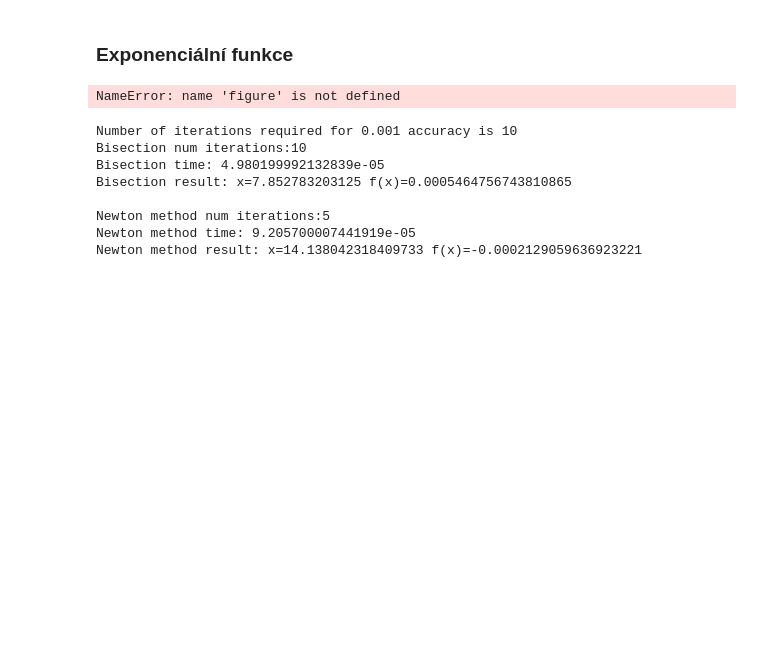
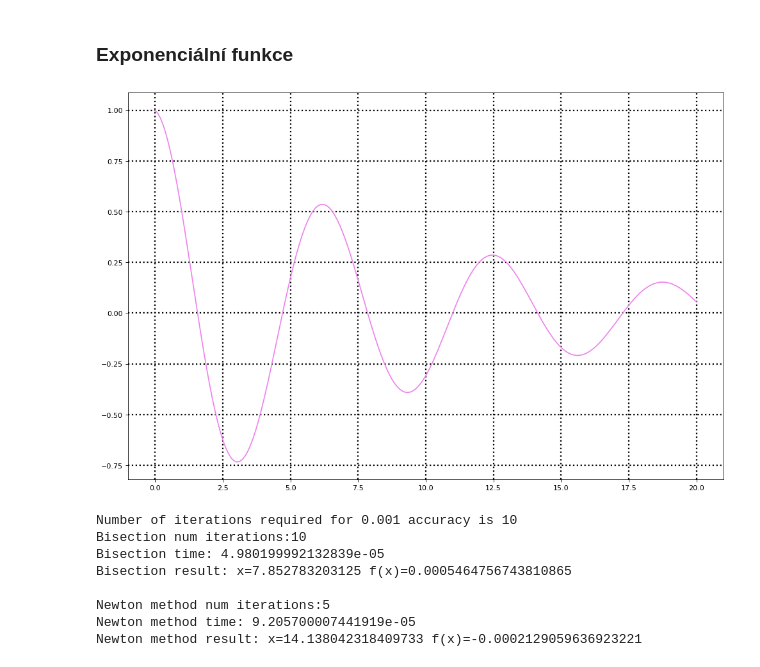
Before and after one commit to rencovav/Matematicky_software, a Jupyter notebook: Kořeny.ipynb, the cells around one changed output. Saved outputs shown, nothing was run; the diff lists cells and outputs as text; code cells hidden in the pictures; blank space fills up the shorter version.

```diff
--- a/Kořeny.ipynb
+++ b/Kořeny.ipynb
@@ -137,20 +135,20 @@ Newtonova metoda - výsledek: x=-1.4142279881313702 f(x)=8.160649304311818e-05
 # %%
 x = sym.Symbol('x')
 f = sym.exp(-0.1*x)*sym.cos(x)
 df = sym.diff(f)
 f = sym.lambdify(x, f)
 df = sym.lambdify(x, df)
 
 x = np.linspace(0, 20, 200)
 y = [f(x_) for x_ in x]
 
-figure(figsize=(15, 10), dpi=80)
+plt.figure(figsize=(15, 10), dpi=80)
 plt.rc('grid', linestyle=':', color='black', linewidth=2)
 plt.plot(x, y, color='violet')
 plt.grid(True)
 plt.show()
 # %% [output]
-NameError: name 'figure' is not defined
+[figure, added]
 # %%
 root_bisection = bisection(f, 7.5, 10, 0.001)
 root_Newton = NewtonMethod(f, df, 0.001, 7.5)
```
Also changed, not shown: parts of 1 cell of this notebook.
